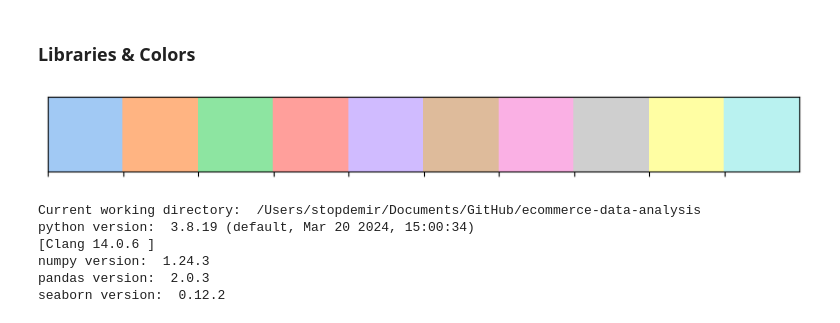
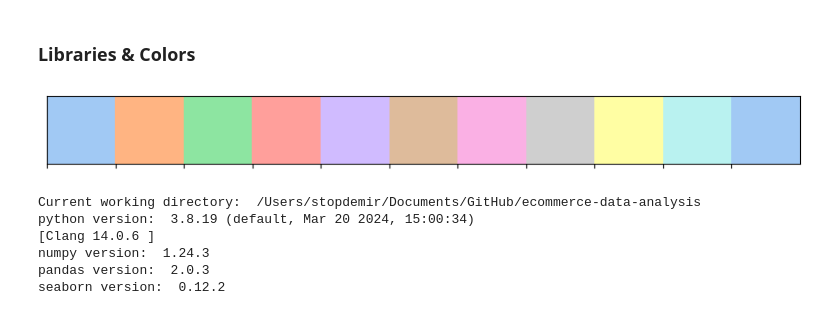
Before and after one commit to stopdemir/ecommerce-data-analysis, a Jupyter notebook: data_analysis.ipynb, the cells around one changed output. Cells and saved outputs as stored; diff of their text form; code cells hidden in the pictures.

```diff
--- a/data_analysis.ipynb
+++ b/data_analysis.ipynb
@@ -23,9 +23,9 @@ import chart_studio
 from plotly_credentials import *
 chart_studio.tools.set_credentials_file(username=plotly_username, api_key=plotly_api_key)
 # %%
-sns.palplot(sns.color_palette('pastel', 10))
+sns.palplot(sns.color_palette('pastel', 11))
 # %% [output]
-[figure, old version]
+[figure, new version]
 # %%
 colors = sns.color_palette('pastel', 10)
 # %%
```
